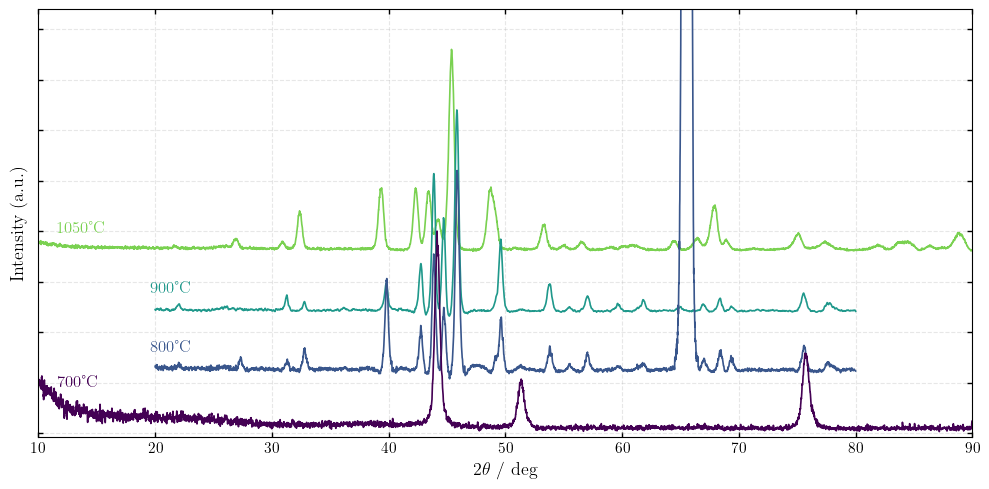
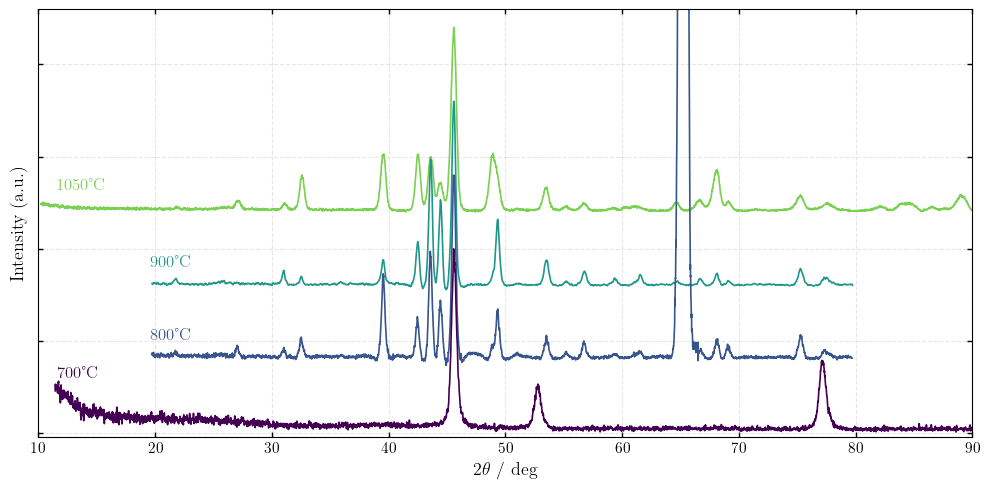
The change to this notebook cell's code, shown as a diff; its figure went from the first image to the second:
--- before
+++ after
@@ -3,7 +3,7 @@
 fig, ax = plt.subplots(figsize=(10, 5))
 
-ax.plot(processed_data_1050['Angle'], processed_data_1050['intensity_norm']+0.9, color=colors[0], lw=1.2, zorder=2) 
-ax.plot(processed_data_900['Angle'], processed_data_900['intensity_norm']+0.6, color=colors[1], lw=1.2, zorder=2) 
-ax.plot(processed_data_800['Angle'], processed_data_800['intensity_norm']+0.3, color=colors[2], lw=1.2, zorder=2) 
+ax.plot(processed_data_1050['Angle'], processed_data_1050['intensity_norm']+1.2, color=colors[0], lw=1.2, zorder=2) 
+ax.plot(processed_data_900['Angle'], processed_data_900['intensity_norm']+0.8, color=colors[1], lw=1.2, zorder=2) 
+ax.plot(processed_data_800['Angle'], processed_data_800['intensity_norm']+0.4, color=colors[2], lw=1.2, zorder=2) 
 ax.plot(processed_data_700['Angle'], processed_data_700['intensity_norm'], color=colors[3], lw=1.2, zorder=2) 
 
@@ -13,15 +13,27 @@
 ax.set_yticklabels([])
 ax.set_xlim(10, 90)
-ax.set_ylim(-0.02, 2.1)
+ax.set_ylim(-0.02, 2.3)
 
 ax.set_xlabel(r"$2\theta$ / deg", fontsize=13)
 ax.set_ylabel(r"Intensity (a.u.)", fontsize=13)
 
-ax.text(0.02, 0.48, '1050°C', transform=ax.transAxes, fontsize=12, color=colors[0])
-ax.text(0.12, 0.34, '900°C', transform=ax.transAxes, fontsize=12, color=colors[1])
-ax.text(0.12, 0.20, '800°C', transform=ax.transAxes, fontsize=12, color=colors[2])
-ax.text(0.02, 0.12, '700°C', transform=ax.transAxes, fontsize=12, color=colors[3])
+ax.text(0.02, 0.58, '1050°C', transform=ax.transAxes, fontsize=12, color=colors[0])
+ax.text(0.12, 0.40, '900°C', transform=ax.transAxes, fontsize=12, color=colors[1])
+ax.text(0.12, 0.23, '800°C', transform=ax.transAxes, fontsize=12, color=colors[2])
+ax.text(0.02, 0.14, '700°C', transform=ax.transAxes, fontsize=12, color=colors[3])
 
 ax.grid(True, linestyle='--', alpha=0.3, zorder=1)
+
+
+# for lable in final_peaks:
+#     angles = final_peaks[lable]
+#     y_interp = np.interp(angles, processed_data_900['Angle'].values,  processed_data_900['intensity_norm'].values)    
+#     ax.scatter(angles, y_interp+1.5, 
+#                 marker=marker_map.get(lable, 'x'),
+#                 color=colors[list(final_peaks.keys()).index(lable) % len(colors)],
+#                 label=lable,
+#                 s=70, edgecolor='black', linewidth=0.6, zorder=5)
+
+
 # ax.legend(frameon=True, edgecolor='black', fancybox=False, fontsize=10, loc='upper right')
 

Commit: plotiing XRD